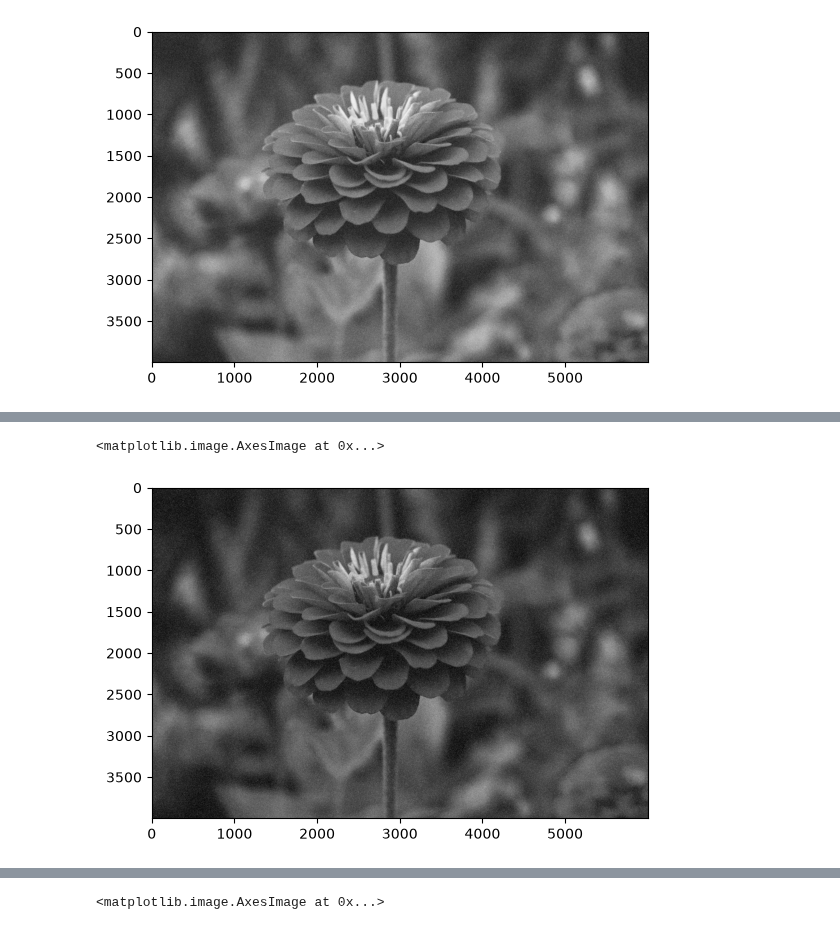
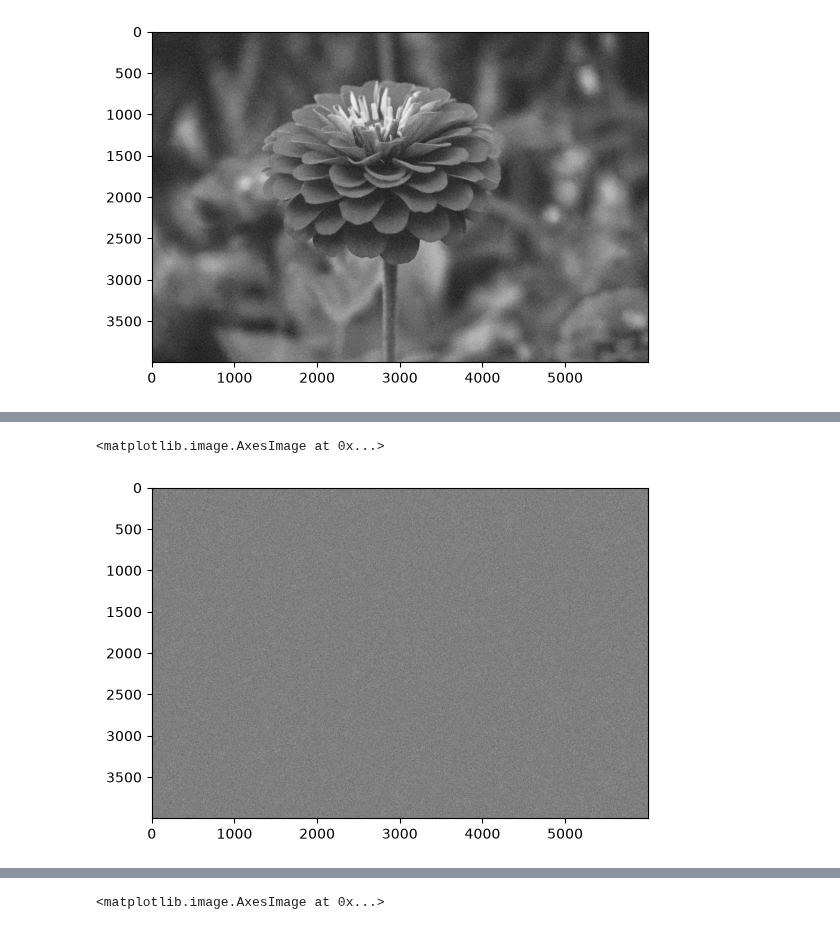
Before and after one commit to N1smi/course-image-processing-2026, a Jupyter notebook: lab2/HT2.ipynb, the cells around one changed output, grey strips where cells are left out. Drawn from its saved outputs; the diff is of its cells as text; code cells hidden in the pictures.

```diff
--- a/lab2/HT2.ipynb
+++ b/lab2/HT2.ipynb
@@ -46,5 +46,6 @@ SSIM: 0.025934800125574472 RMSE: 67.04452664212543
 # %%
-# Salt and pepper
-noise_sp =  np.random.randint(0, 11, size = (image_gray.shape[0], image_gray.shape[1]), dtype=int)
-zeros_pixel = np.where(noise_sp == 0)
-ones_pixel = np.where(noise_sp == 10)
+# Uniform noise
+low = 0
+high = 100
+noise_uniform = np.zeros(image_gray.shape, np.uint8)
+cv2.randu(noise_uniform, low, high)
@@ -56,5 +60,5 @@ image_noise_sp[ones_pixel] = 255
 # %%
-plt.imshow(image_noise_sp, cmap="gray")
+plt.imshow(noise_uniform, cmap="gray")
 # %% [output]
 <matplotlib.image.AxesImage at 0x...>
-[figure, old version]
+[figure, new version]
```
Also changed, not shown: parts of 31 cells of this notebook.
